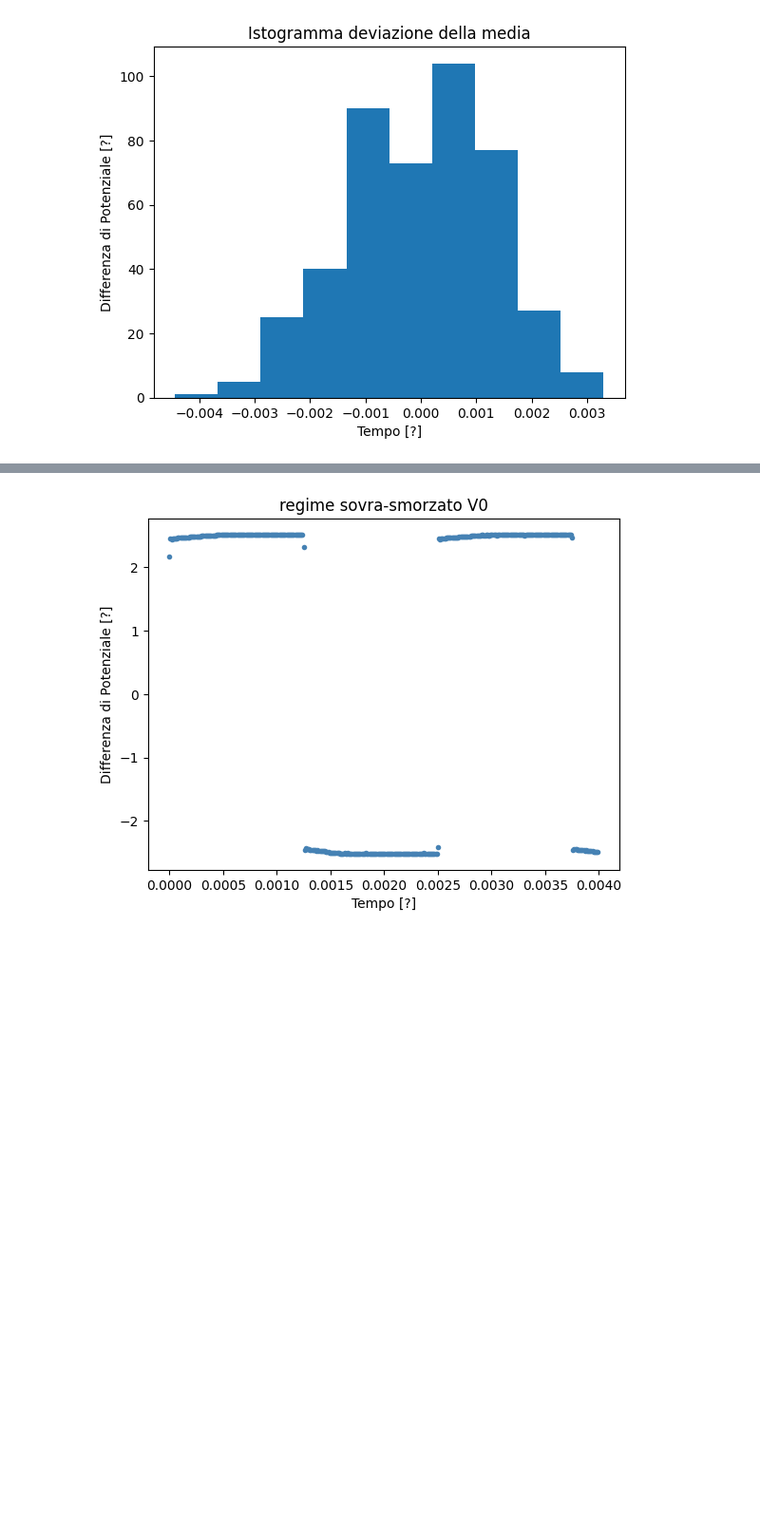
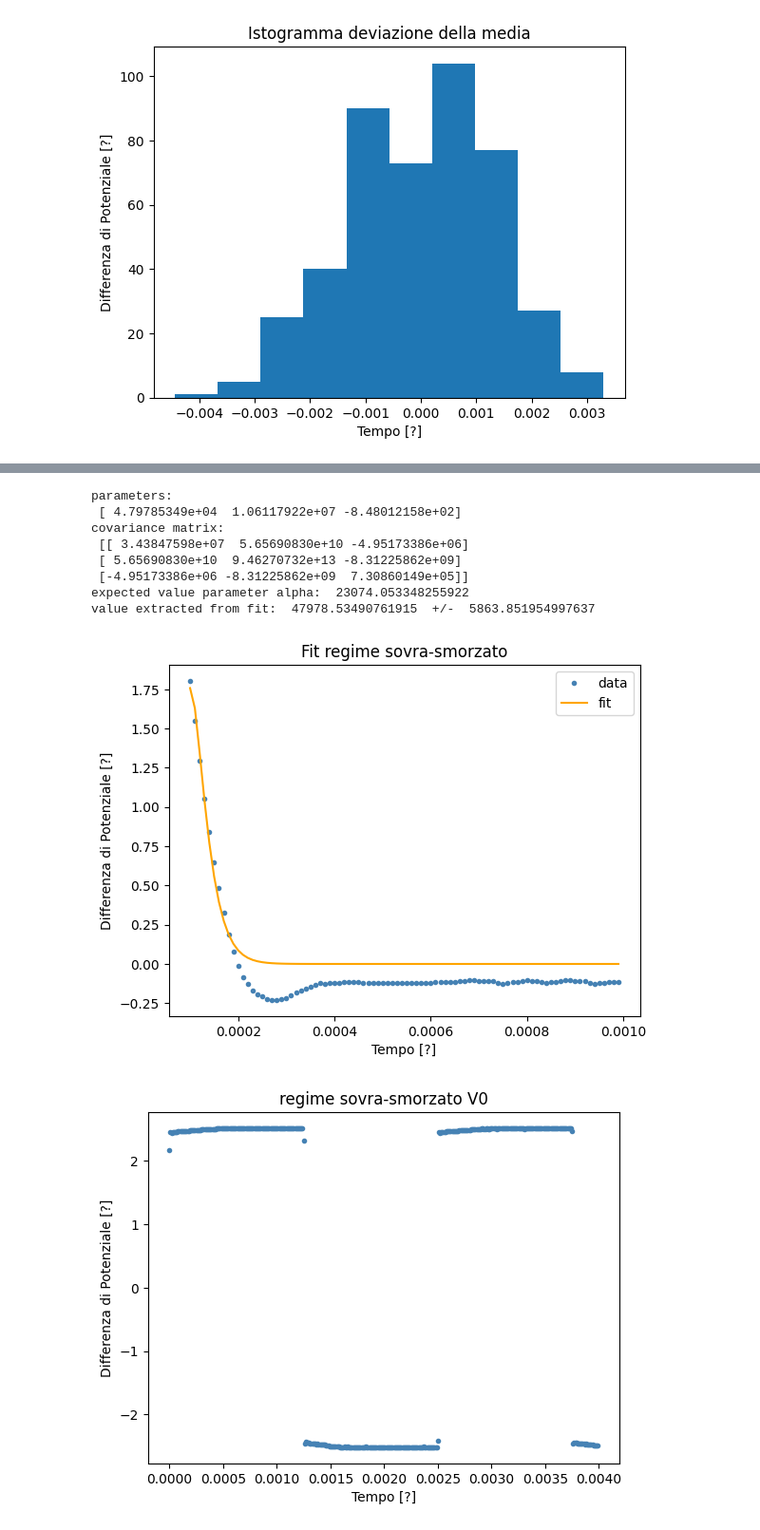
Before and after one commit to sbaba22/circuiti, a Jupyter notebook: fit.ipynb, the cells around one changed output, grey strips where cells are left out. Shown: that part at 95% size. Drawn from its saved outputs; the diff is of its cells as text; code cells hidden in the pictures; blank space fills up the shorter version.

Commit message:
added critical fit

```diff
--- a/fit.ipynb
+++ b/fit.ipynb
@@ -6,7 +13,7 @@ from scipy.optimize import curve_fit
 #equazioni sempre valide:
 
 #induttanza
-L = 53.61e-3
+L = 53.61e-3/2
 #resistenza induttanza
 r_L = 0.852
 
@@ -211,3 +215,56 @@ R = 1237
+# %%
+#Critical damping on VR
+R = 1237
+
+alpha = R/L/2
+
+def critical_fit(x,alpha,a1,a2):
+    return (x*a1 + a2)*np.exp(-alpha*x)
+
+#initial parameters
+amplitude1_guess = 5
+amplitude2_guess = 0.01
+P0 = [alpha,amplitude1_guess,amplitude2_guess]
+
+file = "./data/RLC_critico1.txt"
+temp = np.loadtxt(file, unpack = True)
+x = temp[6]
+y = temp[7]
+
+#cropping data for fit:
+x = x[10:100]
+y = y[10:100]
+
+#todo: why does this not change anything from the fit?
+popt, pcov = curve_fit(critical_fit, x, y, sigma = std, p0 = P0)
+#popt, pcov = curve_fit(over_damped_fit, x, y, p0 = P0)
+
+fig, axes = plt.subplots()
+
+plt.plot(x,y, '.', color = 'steelblue', label = "data")
+
+
+plt.plot(x,critical_fit(x, *popt), color = 'orange', label = "fit")
+plt.xlabel("Tempo [?]")
+plt.ylabel("Differenza di Potenziale [?]")
+plt.title("Fit regime sovra-smorzato")
+axes.legend()
+print("parameters:\n", popt)
+print("covariance matrix:\n",pcov)
+
+#todo: verify it is error
+errors = np.sqrt(np.diag(pcov))
+print("expected value parameter alpha: ", alpha, "\nvalue extracted from fit: ", popt[0], " +/- ", errors[0])
+# %% [output]
+parameters:
+ [ 4.79785349e+04  1.06117922e+07 -8.48012158e+02]
+covariance matrix:
+ [[ 3.43847598e+07  5.65690830e+10 -4.95173386e+06]
+ [ 5.65690830e+10  9.46270732e+13 -8.31225862e+09]
+ [-4.95173386e+06 -8.31225862e+09  7.30860149e+05]]
+expected value parameter alpha:  23074.053348255922
+value extracted from fit:  47978.53490761915  +/-  5863.851954997637
+[figure, added]
 # %%
 #showing over damped histos
 file = "./data/RLC_sovrasmorzato.txt"
```
Also changed, not shown: parts of 7 cells of this notebook, 1 other file.
